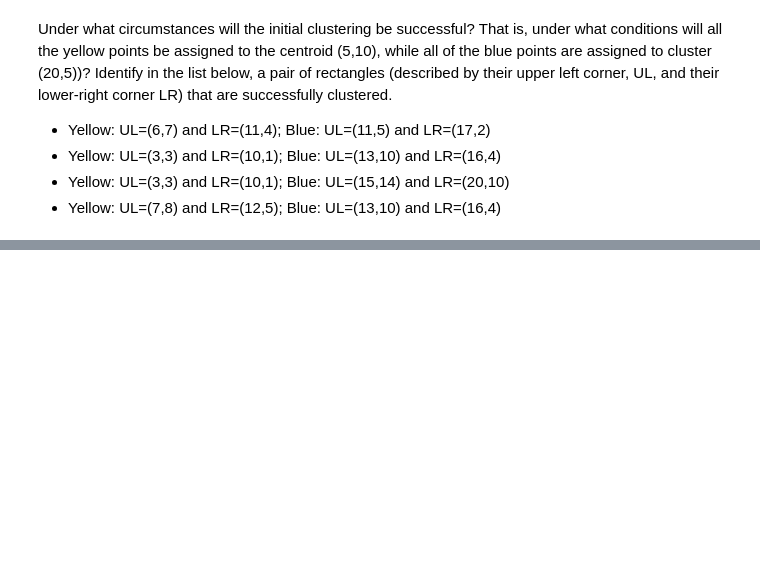
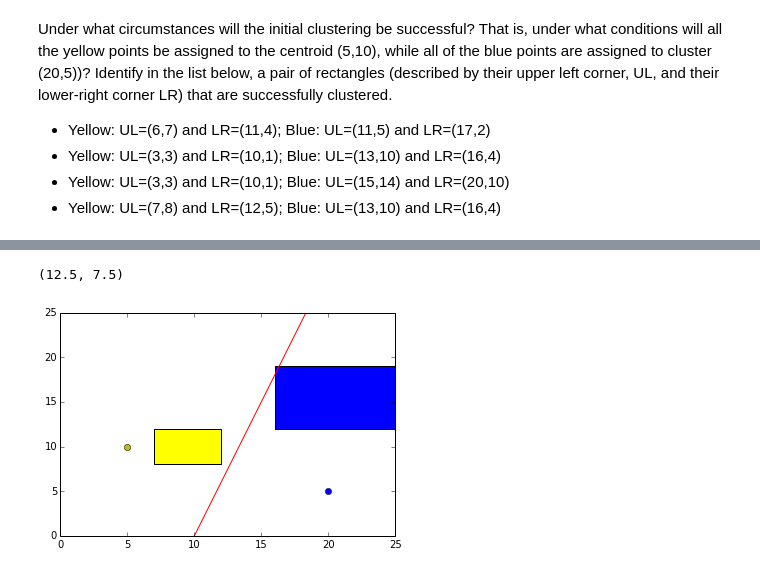
Before and after one commit to iv-maksimov/coursera-mmds, a Jupyter notebook: homework_5B(Basic) .ipynb, the cells around one changed output, grey strips where cells are left out. Drawn from its saved outputs; the diff is of its cells as text; code cells hidden in the pictures; blank space fills up the shorter version.

```diff
--- a/homework_5B(Basic) .ipynb
+++ b/homework_5B(Basic) .ipynb
@@ -90,0 +89,8 @@ plot_pic(Yellow3, Blue3)
+# %%
+Yellow2 = ((7,12),(12,8))
+Blue2 = ((16,19), (25,12))
+plot_perpendicular_bisector(centroids)
+plot_pic(Yellow2, Blue2)
+# %% [output]
+(12.5, 7.5)
+[figure, added]
```
Also changed, not shown: parts of 14 cells of this notebook, 1 other file.
